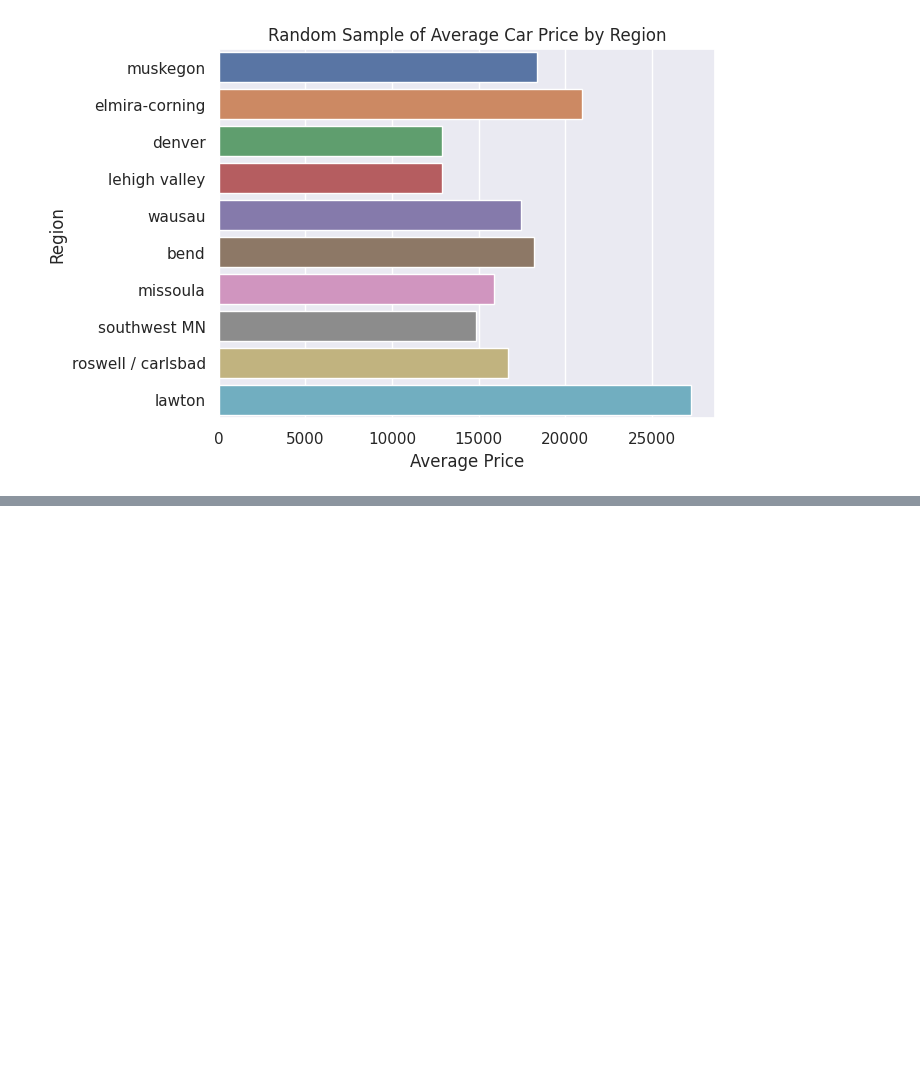
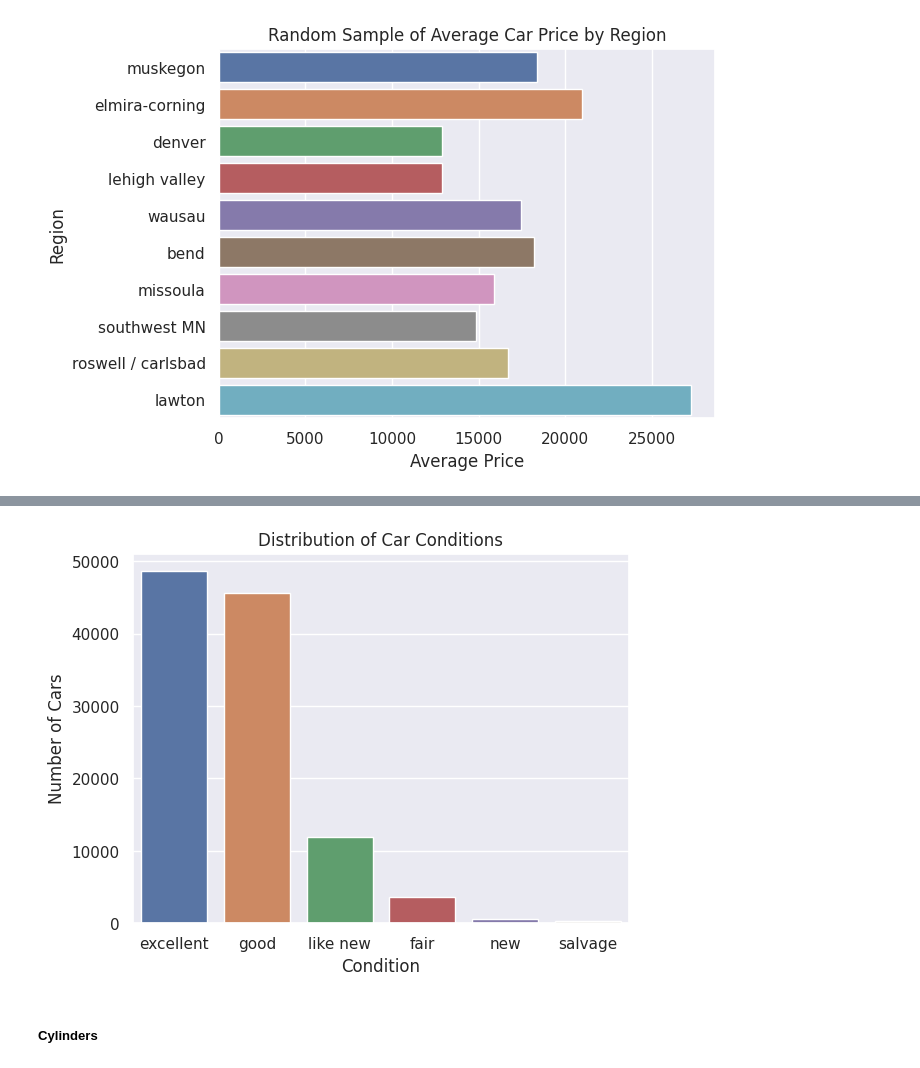
Before and after one commit to thecr7guy2/mlops_zoom, a Jupyter notebook: notebooks/main.ipynb, the cells around one changed output, grey strips where cells are left out. Saved outputs shown, nothing was run; the diff lists cells and outputs as text; code cells hidden in the pictures; blank space fills up the shorter version.

```diff
--- a/notebooks/main.ipynb
+++ b/notebooks/main.ipynb
@@ -312,0 +362,2 @@ plt.show()
+# %%
+car_df["vehicle_age"] = car_df["year"].apply(lambda x : 2023-x)
@@ -312,0 +371,2 @@ plt.show()
+# %%
+car_df = car_df.drop(columns=["year"])
@@ -312,0 +380,2 @@ plt.show()
+# %%
+car_df = car_df.drop(columns=["model"])
@@ -312,0 +395,14 @@ plt.show()
+# %%
+sns.barplot(x=car_df["condition"].value_counts().index, y=car_df["condition"].value_counts().values)
+
+# Set the title and labels
+plt.title('Distribution of Car Conditions')
+plt.xlabel('Condition')
+plt.ylabel('Number of Cars')
+
+# Show the plot
+plt.show()
+# %% [output]
+[figure, added]
+# %% [markdown]
+##### Cylinders
```
Also changed, not shown: parts of 20 cells of this notebook, 1 other file.
